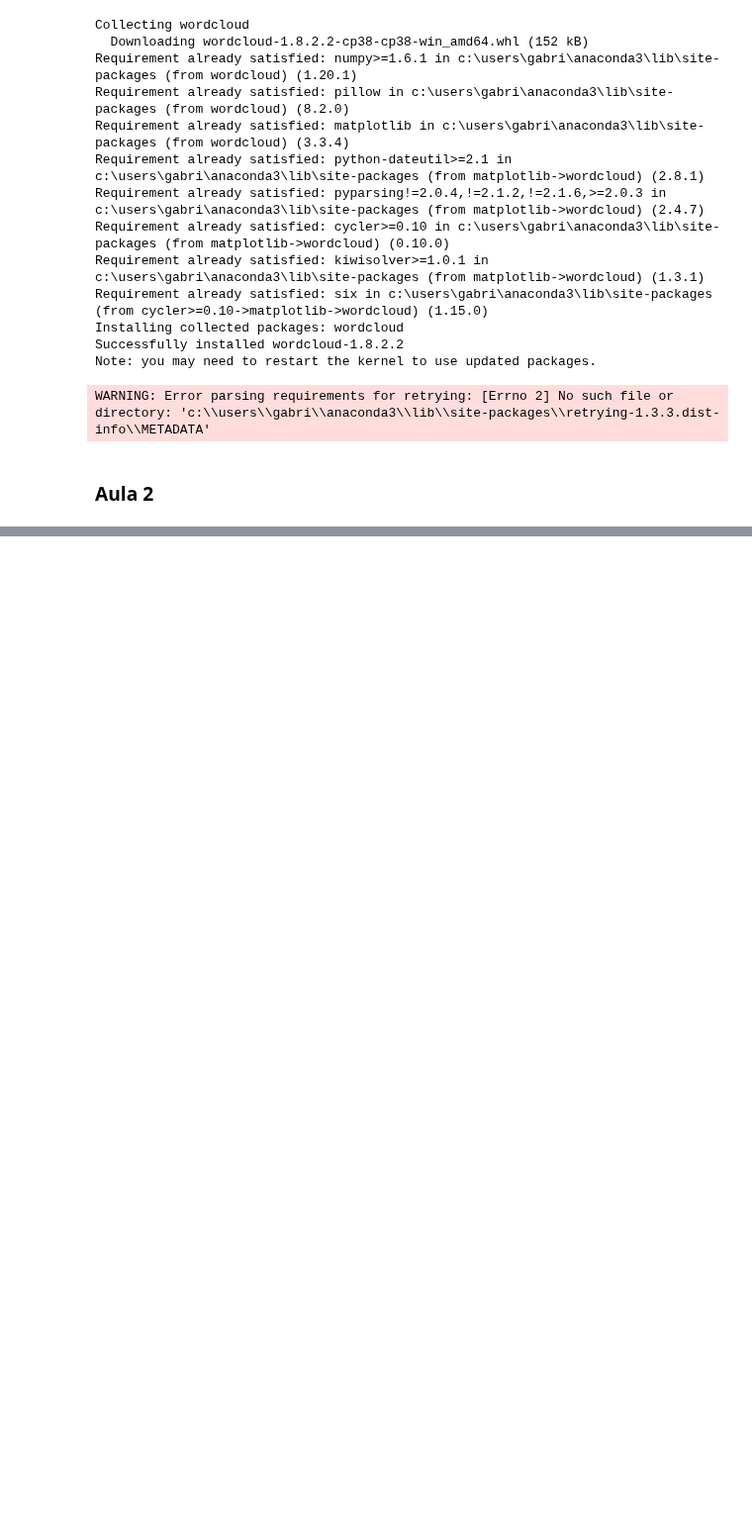
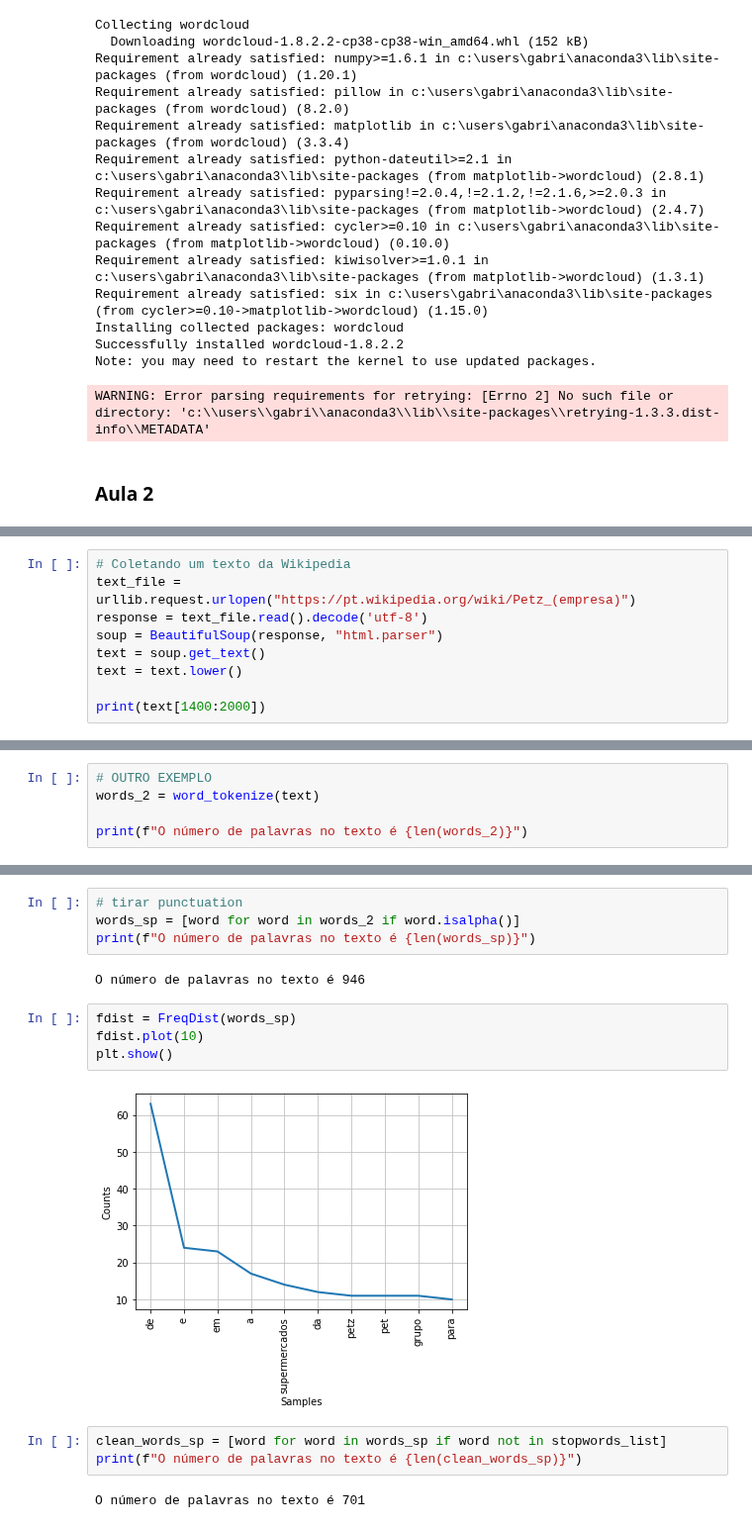
Before and after one commit to GabrielAsato/Curso_DS_Degree, a Jupyter notebook: Módulo 13 - Dados Não Estruturados II/Aula 2 anotações.ipynb, the cells around one changed output, grey strips where cells are left out. Shown at 99% size. Saved outputs shown, nothing was run; the diff lists cells and outputs as text; blank space fills up the shorter version.

Commit message:
aula 2 WordCloud e Bag of Words Intro

```diff
--- a/Módulo 13 - Dados Não Estruturados II/Aula 2 anotações.ipynb
+++ b/Módulo 13 - Dados Não Estruturados II/Aula 2 anotações.ipynb
@@ -19,0 +50,9 @@ WARNING: Error parsing requirements for retrying: [Errno 2] No such file or dire
+# %%
+# Coletando um texto da Wikipedia
+text_file = urllib.request.urlopen("https://pt.wikipedia.org/wiki/Petz_(empresa)")
+response = text_file.read().decode('utf-8')
+soup = BeautifulSoup(response, "html.parser")
+text = soup.get_text()
+text = text.lower()
+
+print(text[1400:2000])
@@ -19,0 +127,5 @@ WARNING: Error parsing requirements for retrying: [Errno 2] No such file or dire
+# %%
+# OUTRO EXEMPLO
+words_2 = word_tokenize(text)
+
+print(f"O número de palavras no texto é {len(words_2)}")
@@ -19,0 +172,17 @@ WARNING: Error parsing requirements for retrying: [Errno 2] No such file or dire
+# %%
+# tirar punctuation
+words_sp = [word for word in words_2 if word.isalpha()]
+print(f"O número de palavras no texto é {len(words_sp)}")
+# %% [output]
+O número de palavras no texto é 946
+# %%
+fdist = FreqDist(words_sp)
+fdist.plot(10)
+plt.show()
+# %% [output]
+[figure, added]
+# %%
+clean_words_sp = [word for word in words_sp if word not in stopwords_list]
+print(f"O número de palavras no texto é {len(clean_words_sp)}")
+# %% [output]
+O número de palavras no texto é 701
```
Also changed, not shown: parts of 37 cells of this notebook, 2 other files.
